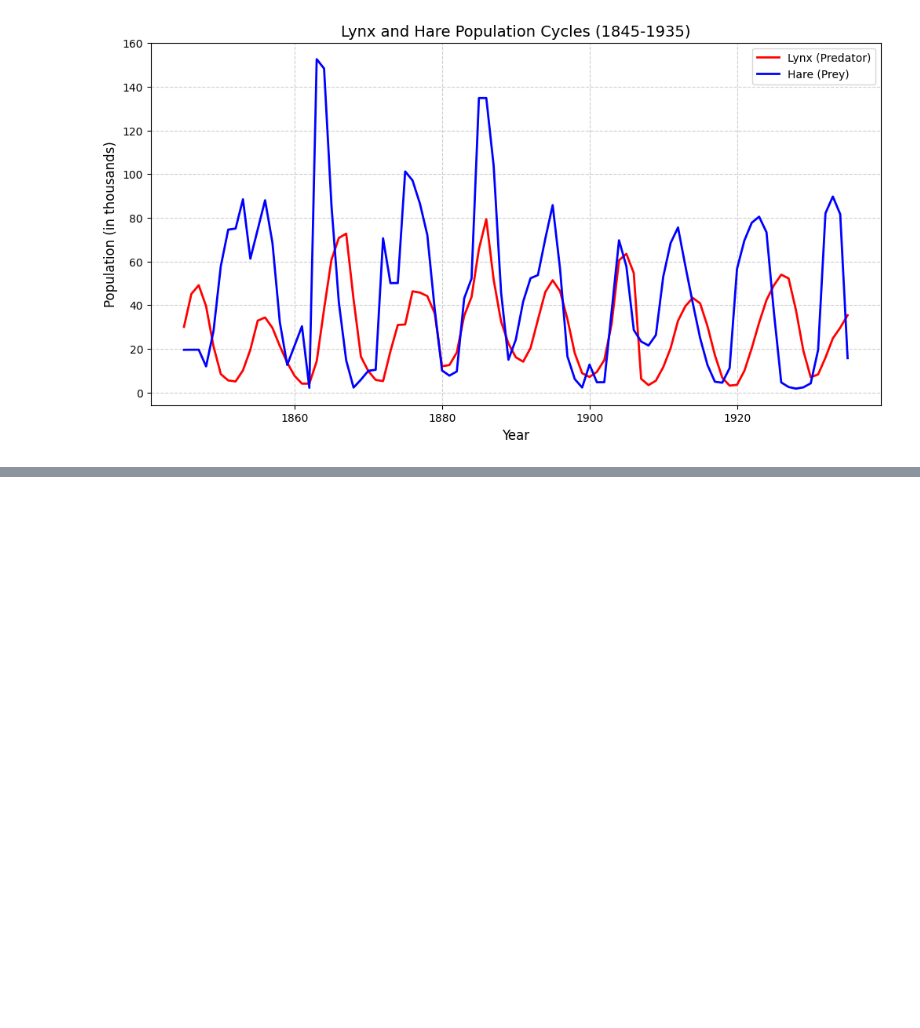
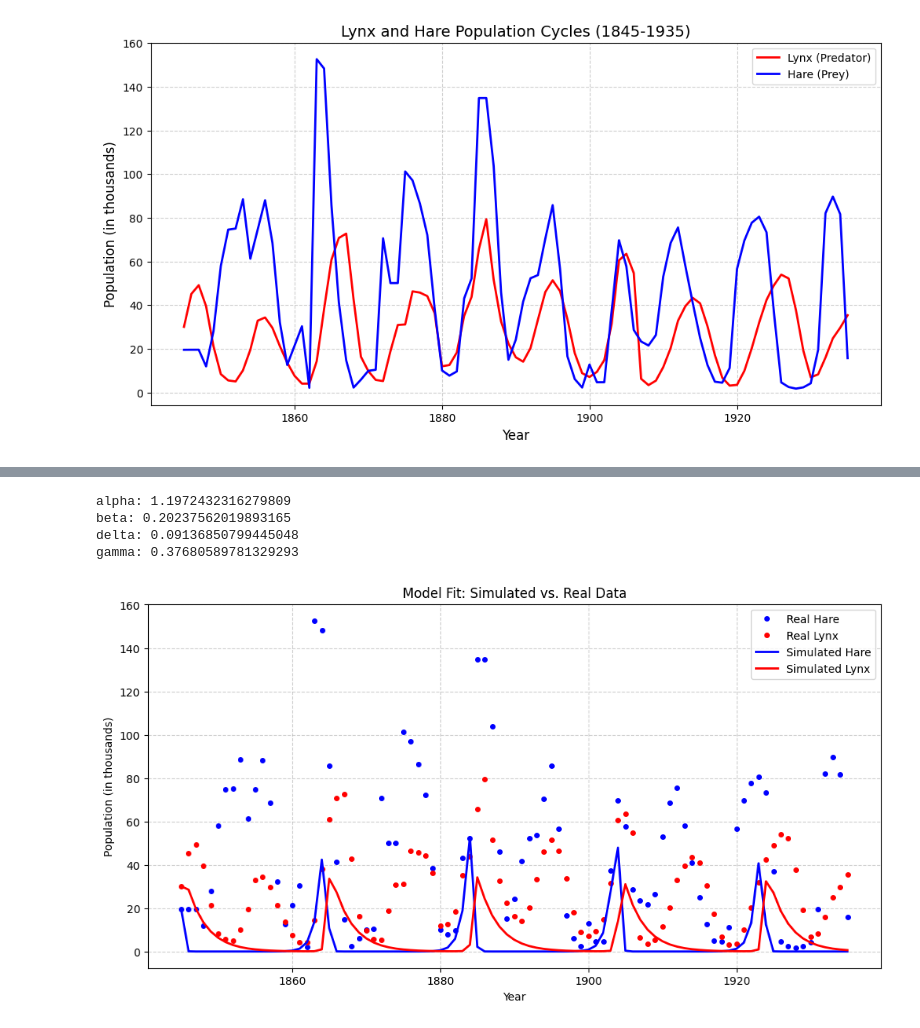
Before and after one commit to phereiitg/modeling-ecological-dynamics, a Jupyter notebook: model.ipynb, the cells around one changed output, grey strips where cells are left out. Drawn from its saved outputs; the diff is of its cells as text; code cells hidden in the pictures; blank space fills up the shorter version.

Commit message:
final answer solely on mathematical model

```diff
--- a/model.ipynb
+++ b/model.ipynb
@@ -25,6 +26,7 @@ except FileNotFoundError:
 # %% [output]
 Data successfully converted and saved to ./data/LynxHare.csv
 # %%
+csv_file_path = './data/LynxHare.csv'
 df = pd.read_csv(csv_file_path)
 df.head()
 # %% [output]
@@ -70,0 +157,51 @@ plt.show()
+# %%
+initial_guess = [1.1, 0.4, 0.1, 0.4]
+
+fit_result = least_squares(
+    calculate_residuals,
+    initial_guess,
+    args=(t_points, data, y0),
+    bounds=(0, np.inf)
+)
+
+if fit_result.success:
+    best_fit_params = fit_result.x
+    print("alpha:", best_fit_params[0])
+    print("beta:", best_fit_params[1])
+    print("delta:", best_fit_params[2])
+    print("gamma:", best_fit_params[3])
+else:
+    print("optimization failed")
+# %% [output]
+alpha: 1.1972432316279809
+beta: 0.20237562019893165
+delta: 0.09136850799445048
+gamma: 0.37680589781329293
+# %%
+solve_best_fit = solve_ivp(
+    lotka_volterra,
+    (t_points.min(), t_points.max()),
+    y0,
+    args=tuple(best_fit_params),
+    t_eval=t_points
+)
+
+simulated_hare = solve_best_fit.y[0]
+simulated_lynx = solve_best_fit.y[1]
+# %%
+plt.figure(figsize=(12, 6))
+
+plt.plot(t_points, Hare, 'bo', label='Real Hare', markersize=4)
+plt.plot(t_points, Lynx, 'ro', label='Real Lynx', markersize=4)
+
+plt.plot(t_points, simulated_hare, 'b-', label='Simulated Hare', linewidth=2)
+plt.plot(t_points, simulated_lynx, 'r-', label='Simulated Lynx', linewidth=2)
+
+plt.xlabel('Year')
+plt.ylabel('Population (in thousands)')
+plt.title('Model Fit: Simulated vs. Real Data')
+plt.legend()
+plt.grid(True, linestyle='--', alpha=0.6)
+plt.show()
+# %% [output]
+[figure, added]
```
Also changed, not shown: parts of 9 cells of this notebook.
